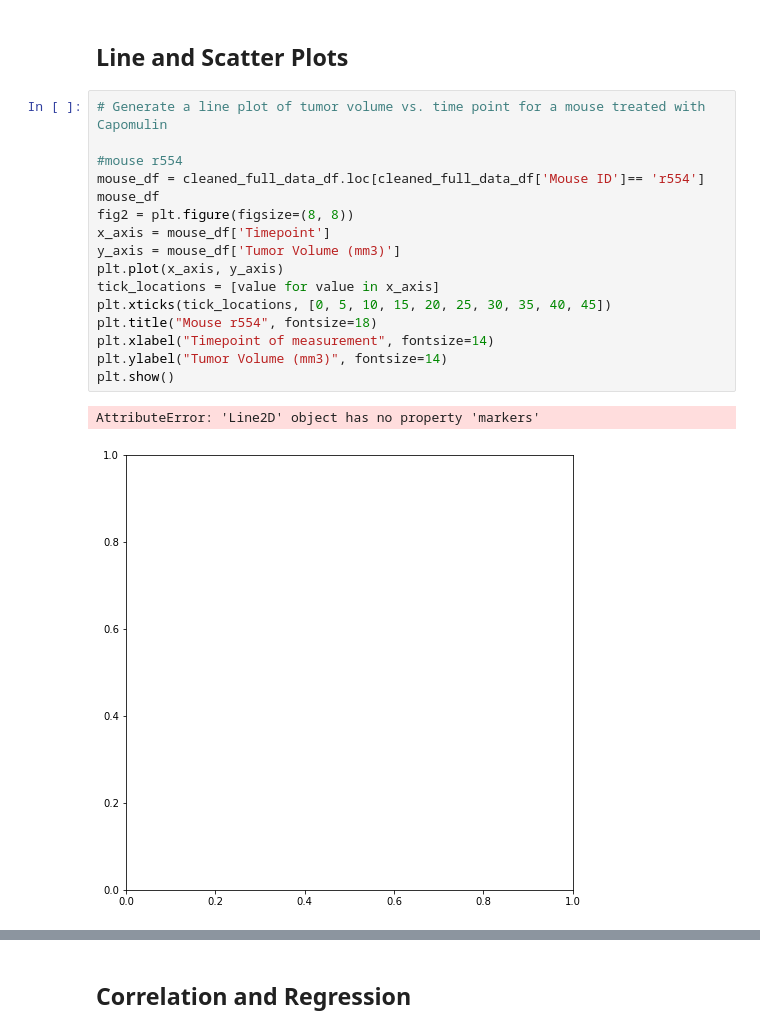
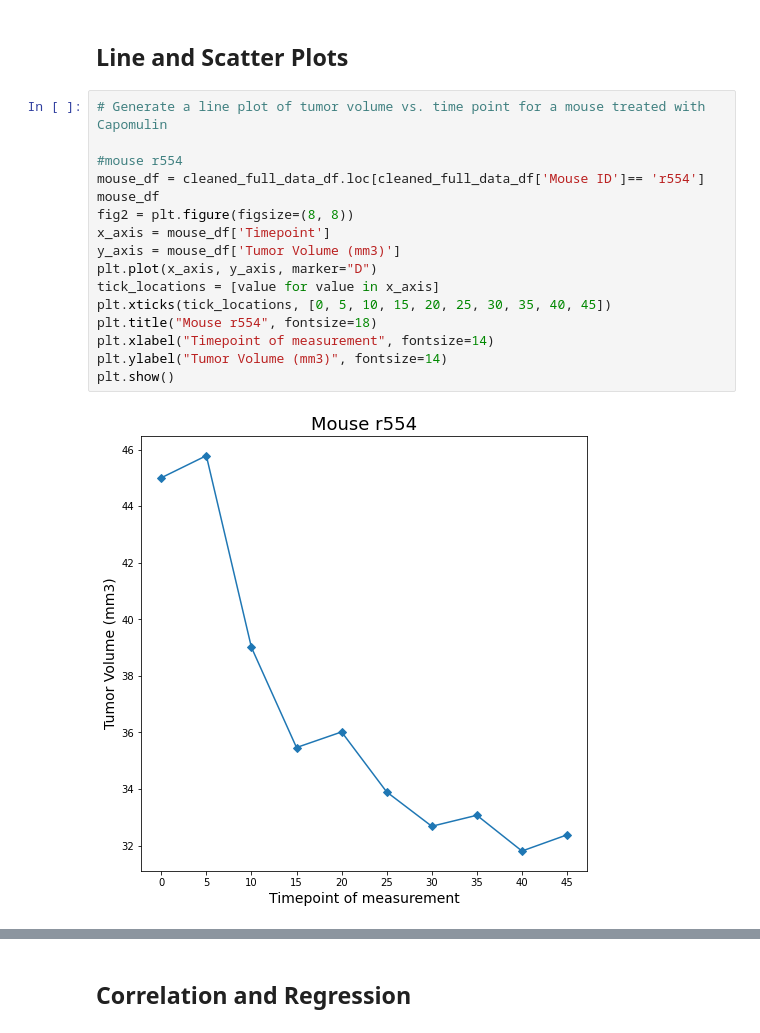
Before and after one commit to Corters22/Pymaceuticals_Review, a Jupyter notebook: pymaceuticals_starter.ipynb, the cells around one changed output, grey strips where cells are left out. Saved outputs shown, nothing was run; the diff lists cells and outputs as text.

```diff
--- a/pymaceuticals_starter.ipynb
+++ b/pymaceuticals_starter.ipynb
@@ -334,21 +334,20 @@ plt.show(bp)
 # %%
 # Generate a line plot of tumor volume vs. time point for a mouse treated with Capomulin
 
 #mouse r554
 mouse_df = cleaned_full_data_df.loc[cleaned_full_data_df['Mouse ID']== 'r554']
 mouse_df
 fig2 = plt.figure(figsize=(8, 8))
 x_axis = mouse_df['Timepoint']
 y_axis = mouse_df['Tumor Volume (mm3)']
-plt.plot(x_axis, y_axis)
+plt.plot(x_axis, y_axis, marker="D")
 tick_locations = [value for value in x_axis]
 plt.xticks(tick_locations, [0, 5, 10, 15, 20, 25, 30, 35, 40, 45])
 plt.title("Mouse r554", fontsize=18)
 plt.xlabel("Timepoint of measurement", fontsize=14)
 plt.ylabel("Tumor Volume (mm3)", fontsize=14)
 plt.show()
 # %% [output]
-AttributeError: 'Line2D' object has no property 'markers'
-[figure, old version]
+[figure, new version]
 # %%
 # Generate a scatter plot of average tumor volume vs. mouse weight for the Capomulin regimen
```
Also changed, not shown: parts of 3 cells of this notebook.
